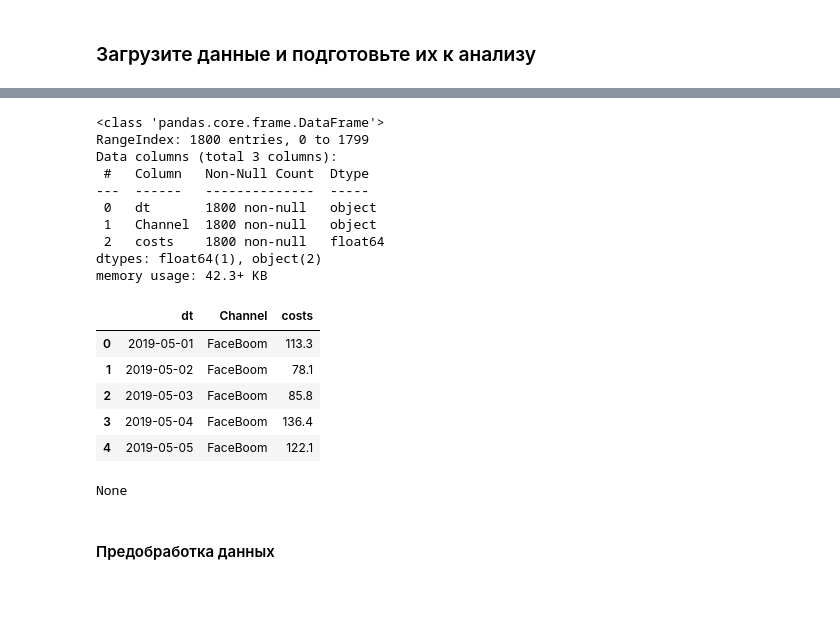
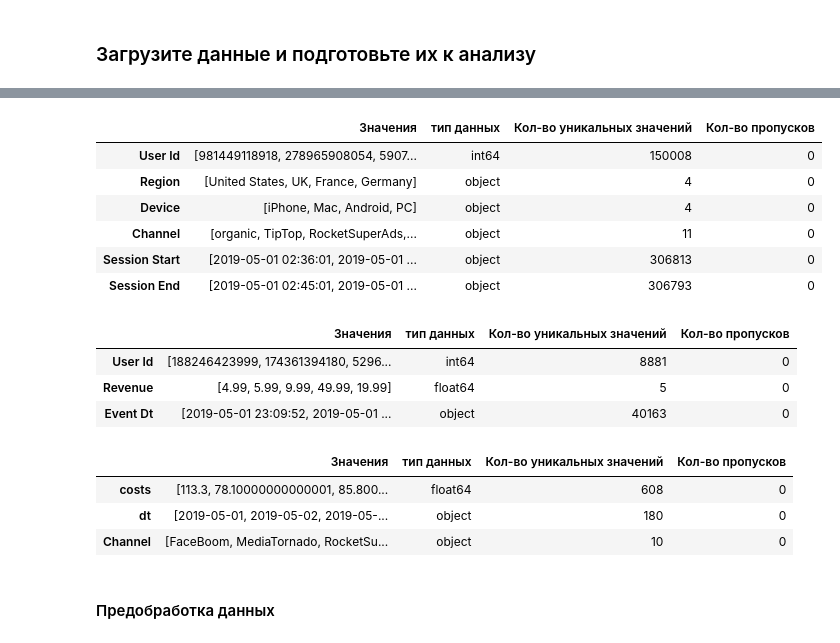
Before and after one commit to Alena-Talanova/Analysis_of_business_indicators, a Jupyter notebook: Procrastinate Pro+.ipynb, the cells around one changed output, grey strips where cells are left out. Saved outputs shown, nothing was run; the diff lists cells and outputs as text; code cells hidden in the pictures; blank space fills up the shorter version.

```diff
--- a/Procrastinate Pro+.ipynb
+++ b/Procrastinate Pro+.ipynb
@@ -117,23 +74,34 @@ None
-# %%
-display(cost.head(5), cost.info())
-# %% [output]
-<class 'pandas.core.frame.DataFrame'>
-RangeIndex: 1800 entries, 0 to 1799
-Data columns (total 3 columns):
- #   Column   Non-Null Count  Dtype
----  ------   --------------  -----
- 0   dt       1800 non-null   object
- 1   Channel  1800 non-null   object
- 2   costs    1800 non-null   float64
-dtypes: float64(1), object(2)
-memory usage: 42.3+ KB
-|  | dt | Channel | costs |
-| 0 | 2019-05-01 | FaceBoom | 113.3 |
-| 1 | 2019-05-02 | FaceBoom | 78.1 |
-| 2 | 2019-05-03 | FaceBoom | 85.8 |
-| 3 | 2019-05-04 | FaceBoom | 136.4 |
-| 4 | 2019-05-05 | FaceBoom | 122.1 |
-None
+# %%
+#состав столбцов
+def describe_cols(df):
+
+    values = pd.DataFrame()
+
+    for col in df.columns:
+        values[col] = [df[col].unique(), df[col].dtypes, df[col].nunique(),df[col].isna().sum()]
+
+    return values.transpose().sort_values(by=1, ascending=True).rename(
+        {0: 'Значения', 1: 'тип данных', 2: 'Кол-во уникальных значений', 3: 'Кол-во пропусков'}, axis=1)
+
+display(describe_cols(visits))
+display(describe_cols(orders))
+describe_cols(cost)
+# %% [output]
+|  | Значения | тип данных | Кол-во уникальных значений | Кол-во пропусков |
+| User Id | [981449118918, 278965908054, 5907... | int64 | 150008 | 0 |
+| Region | [United States, UK, France, Germany] | object | 4 | 0 |
+| Device | [iPhone, Mac, Android, PC] | object | 4 | 0 |
+| Channel | [organic, TipTop, RocketSuperAds,... | object | 11 | 0 |
+| Session Start | [2019-05-01 02:36:01, 2019-05-01 ... | object | 306813 | 0 |
+| Session End | [2019-05-01 02:45:01, 2019-05-01 ... | object | 306793 | 0 |
+|  | Значения | тип данных | Кол-во уникальных значений | Кол-во пропусков |
+| User Id | [188246423999, 174361394180, 5296... | int64 | 8881 | 0 |
+| Revenue | [4.99, 5.99, 9.99, 49.99, 19.99] | float64 | 5 | 0 |
+| Event Dt | [2019-05-01 23:09:52, 2019-05-01 ... | object | 40163 | 0 |
+|  | Значения | тип данных | Кол-во уникальных значений | Кол-во пропусков |
+| costs | [113.3, 78.10000000000001, 85.800... | float64 | 608 | 0 |
+| dt | [2019-05-01, 2019-05-02, 2019-05-... | object | 180 | 0 |
+| Channel | [FaceBoom, MediaTornado, RocketSu... | object | 10 | 0 |
 # %% [markdown]
 #### Предобработка данных
 # %%
```
Also changed, not shown: parts of 6 cells of this notebook.
